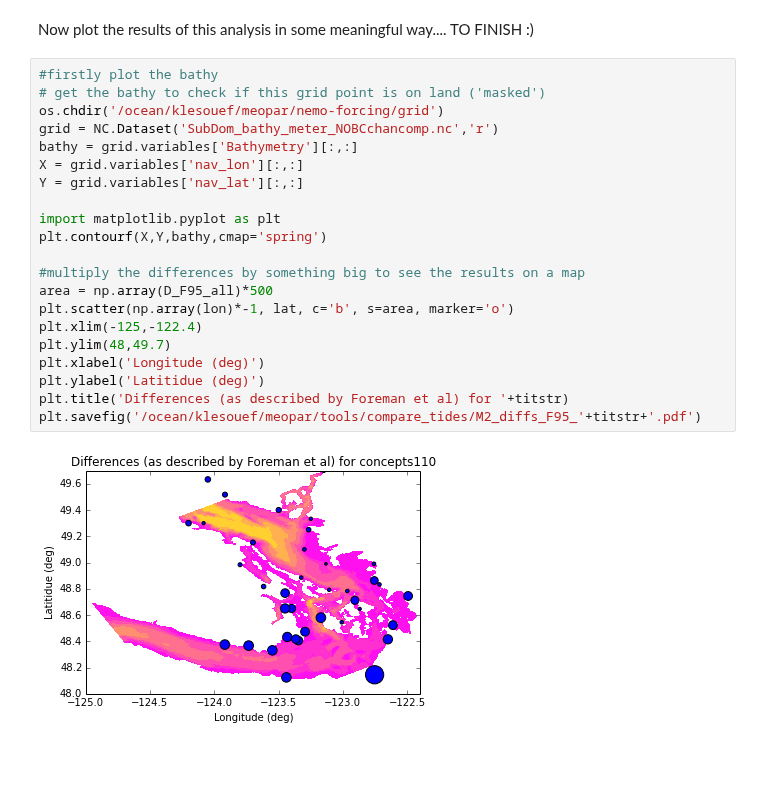
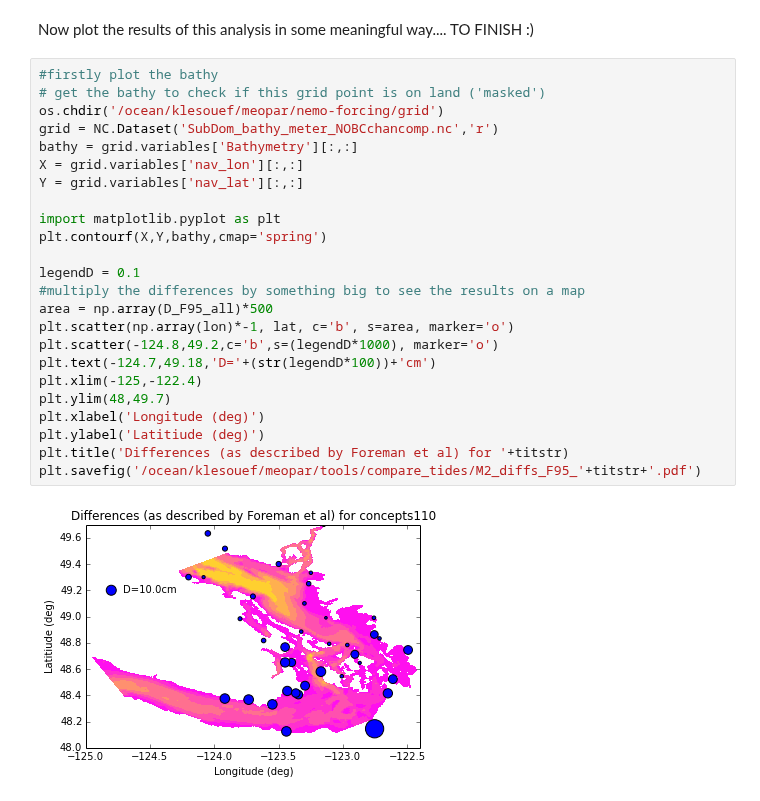
Before and after one commit to SalishSeaCast/tools, a Jupyter notebook: compare_tides/comp_wlev_harm.ipynb, the cells around one changed output. Drawn from its saved outputs; the diff is of its cells as text; blank space fills up the shorter version.

Commit message:
Added legend and other nice labels to difference maps

```diff
--- a/compare_tides/comp_wlev_harm.ipynb
+++ b/compare_tides/comp_wlev_harm.ipynb
@@ -188,26 +188,29 @@ Now plot the results of this analysis in some meaningful way.... TO FINISH :)
 # %%
 #firstly plot the bathy
 # get the bathy to check if this grid point is on land ('masked')
 os.chdir('/ocean/klesouef/meopar/nemo-forcing/grid')
 grid = NC.Dataset('SubDom_bathy_meter_NOBCchancomp.nc','r')
 bathy = grid.variables['Bathymetry'][:,:]
 X = grid.variables['nav_lon'][:,:]
 Y = grid.variables['nav_lat'][:,:]
 
 import matplotlib.pyplot as plt
 plt.contourf(X,Y,bathy,cmap='spring')
 
+legendD = 0.1
 #multiply the differences by something big to see the results on a map
 area = np.array(D_F95_all)*500
 plt.scatter(np.array(lon)*-1, lat, c='b', s=area, marker='o')
+plt.scatter(-124.8,49.2,c='b',s=(legendD*1000), marker='o')
+plt.text(-124.7,49.18,'D='+(str(legendD*100))+'cm')
 plt.xlim(-125,-122.4)
 plt.ylim(48,49.7)
 plt.xlabel('Longitude (deg)')
-plt.ylabel('Latitidue (deg)')
+plt.ylabel('Latitiude (deg)')
 plt.title('Differences (as described by Foreman et al) for '+titstr)
 plt.savefig('/ocean/klesouef/meopar/tools/compare_tides/M2_diffs_F95_'+titstr+'.pdf')
 # %% [output]
-[figure, old version]
+[figure, new version]
 # %%
 plt.contourf(X,Y,bathy,cmap='spring')
 
```
Also changed, not shown: parts of 2 cells of this notebook.
